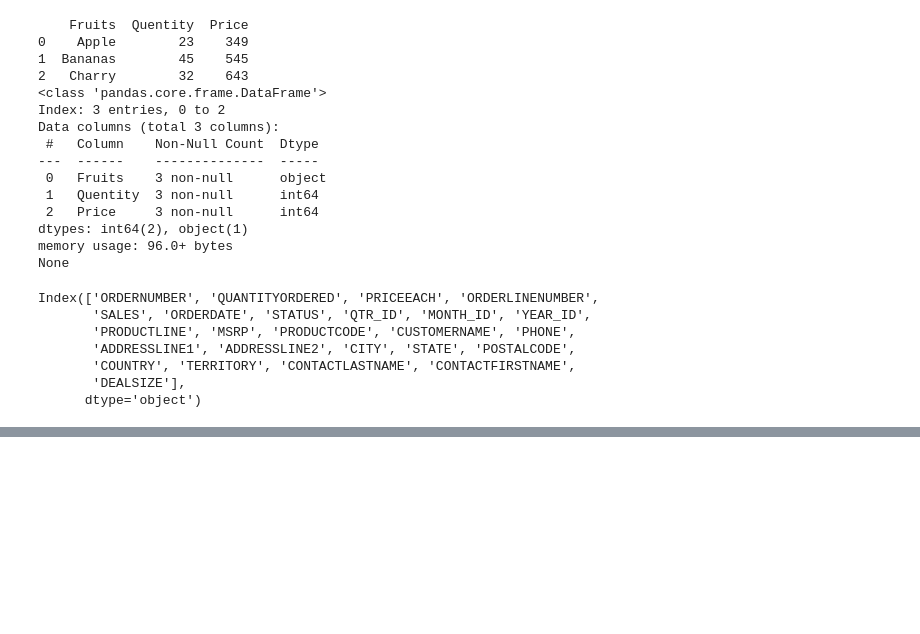
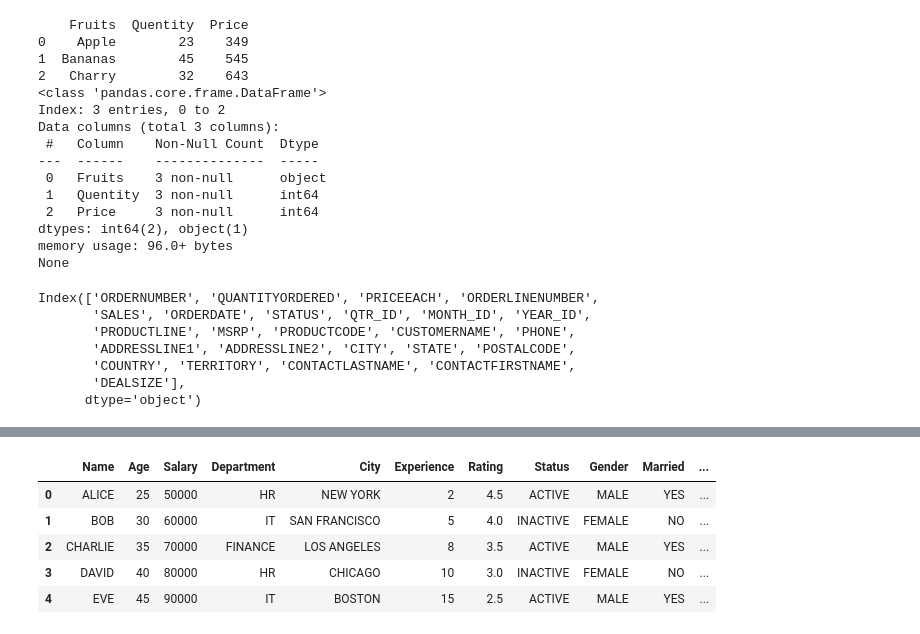
Before and after one commit to shuvad23/Python-Advanced-Topics-, a Jupyter notebook: Pandas.ipynb, the cells around one changed output, grey strips where cells are left out. Saved outputs shown, nothing was run; the diff lists cells and outputs as text; code cells hidden in the pictures; blank space fills up the shorter version.

```diff
--- a/Pandas.ipynb
+++ b/Pandas.ipynb
@@ -359,0 +488,44 @@ df[df['column'] > value]	          Filter rows based on a condition.
+# %%
+# Mapping Operations
+# These allow you to transform your data:
+
+# map() - for Series
+
+# Create a mapping dictionary
+designation= {
+    'Alice': 'Manager',
+    'Bob': 'Engineer',
+    'Charlie': 'Analyst',
+    'David': 'Manager',
+    'Eve': 'Engineer',
+}
+df['Designation'] =df['Name'].map(designation)
+
+title_map={
+    'Male':'Mr.',
+    'Female':'Ms.'
+}
+df['Title']=df['Gender'].map(title_map)
+df.head()
+
+
+# apply() - for DataFrame or Series
+
+df['Name_length']=df['Name'].apply(len)
+df.head()
+
+df['Salary_category']=df.apply(lambda row : 'High' if row['Salary']>60000 else 'Low',axis=1)
+df.head()
+
+
+# applymap() - element-wise for DataFrames
+
+df_upper=df.applymap(lambda x: str(x).upper() if isinstance(x, str) else x)
+df_upper.head()
+# %% [output]
+|  | Name | Age | Salary | Department | City | Experience | Rating | Status | Gender | Married | ... |
+| 0 | ALICE | 25 | 50000 | HR | NEW YORK | 2 | 4.5 | ACTIVE | MALE | YES | ... |
+| 1 | BOB | 30 | 60000 | IT | SAN FRANCISCO | 5 | 4.0 | INACTIVE | FEMALE | NO | ... |
+| 2 | CHARLIE | 35 | 70000 | FINANCE | LOS ANGELES | 8 | 3.5 | ACTIVE | MALE | YES | ... |
+| 3 | DAVID | 40 | 80000 | HR | CHICAGO | 10 | 3.0 | INACTIVE | FEMALE | NO | ... |
+| 4 | EVE | 45 | 90000 | IT | BOSTON | 15 | 2.5 | ACTIVE | MALE | YES | ... |
```
Also changed, not shown: parts of 32 cells of this notebook.
